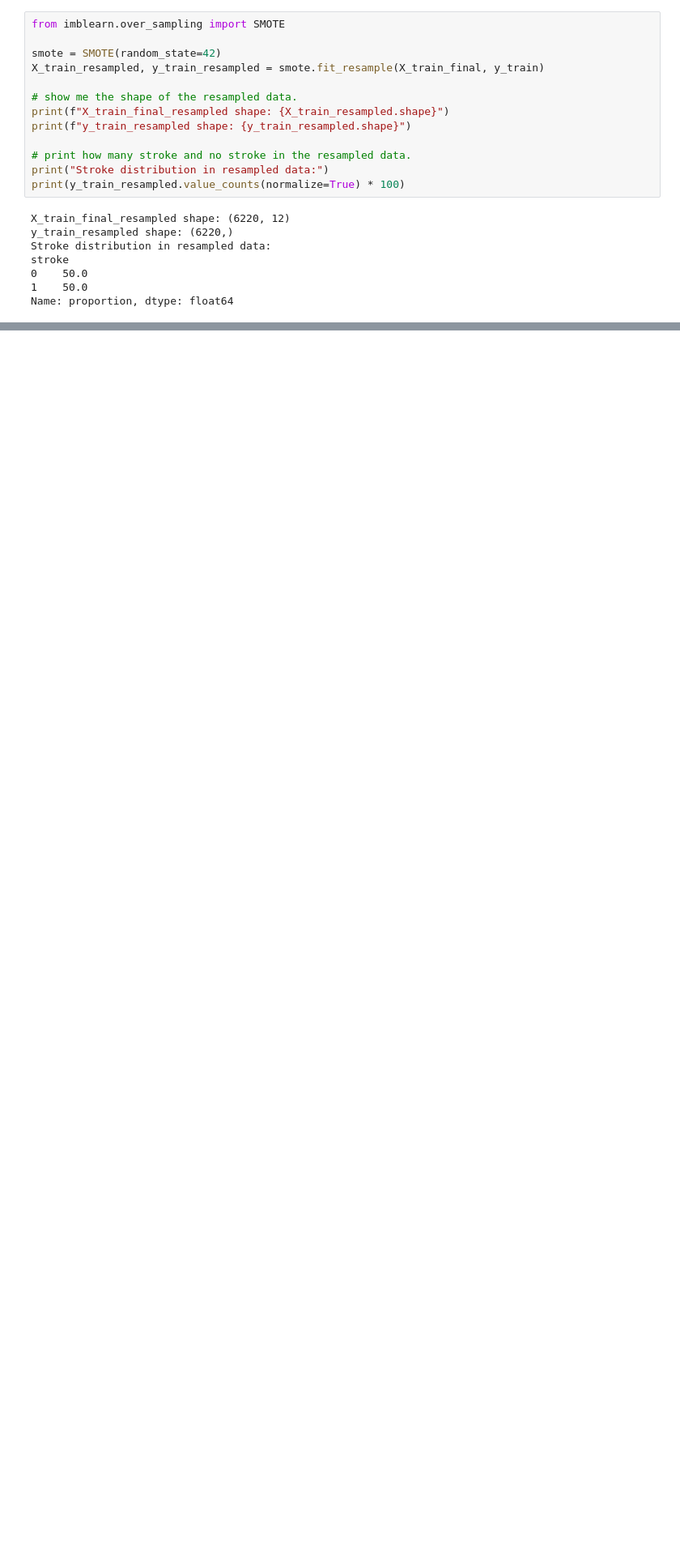
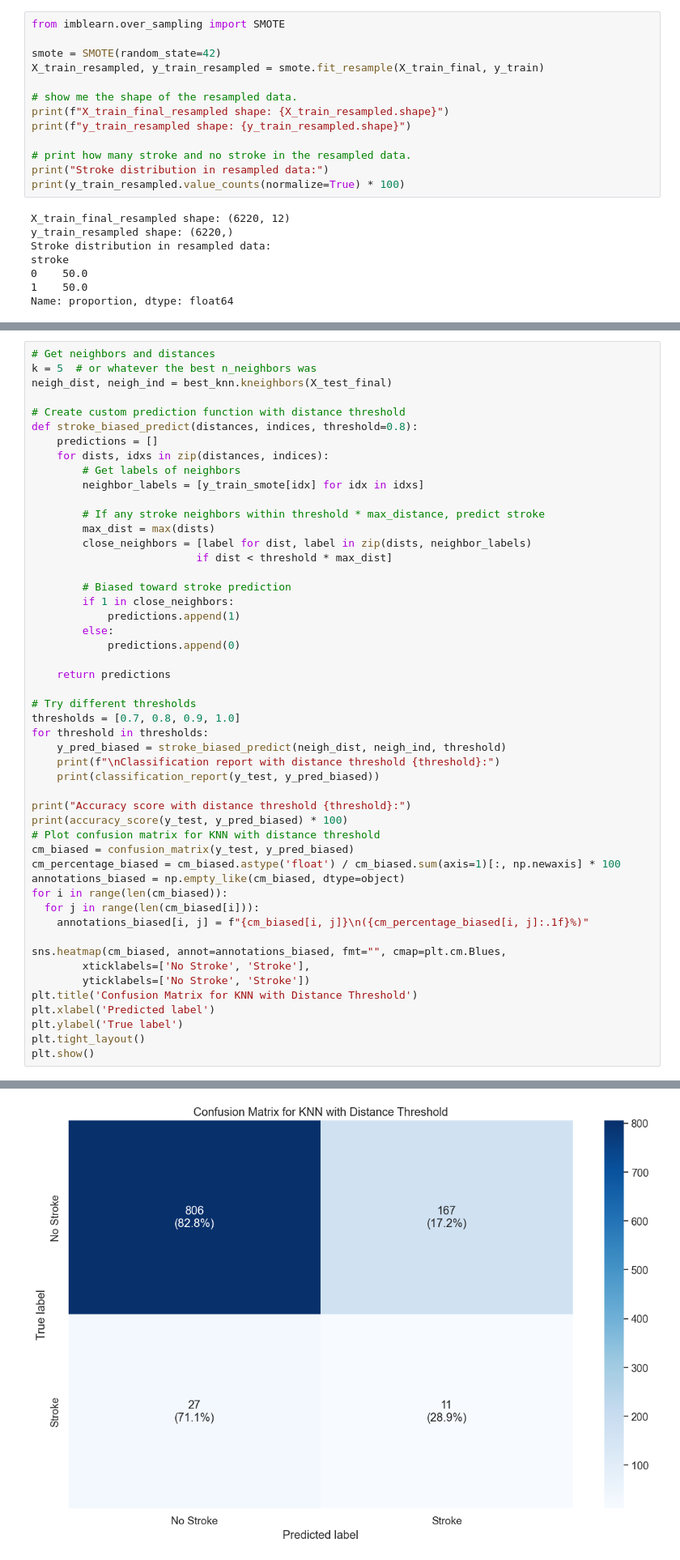
Before and after one commit to marwannour1/stroke_prediction, a Jupyter notebook: main.ipynb, the cells around one changed output, grey strips where cells are left out. Shown at 81% size. Drawn from its saved outputs; the diff is of its cells as text; blank space fills up the shorter version.

```diff
--- a/main.ipynb
+++ b/main.ipynb
@@ -1447,0 +1584,51 @@ Training set accuracy score:
+# %%
+# Get neighbors and distances
+k = 5  # or whatever the best n_neighbors was
+neigh_dist, neigh_ind = best_knn.kneighbors(X_test_final)
+
+# Create custom prediction function with distance threshold
+def stroke_biased_predict(distances, indices, threshold=0.8):
+    predictions = []
+    for dists, idxs in zip(distances, indices):
+        # Get labels of neighbors
+        neighbor_labels = [y_train_smote[idx] for idx in idxs]
+
+        # If any stroke neighbors within threshold * max_distance, predict stroke
+        max_dist = max(dists)
+        close_neighbors = [label for dist, label in zip(dists, neighbor_labels)
+                          if dist < threshold * max_dist]
+
+        # Biased toward stroke prediction
+        if 1 in close_neighbors:
+            predictions.append(1)
+        else:
+            predictions.append(0)
+
+    return predictions
+
+# Try different thresholds
+thresholds = [0.7, 0.8, 0.9, 1.0]
+for threshold in thresholds:
+    y_pred_biased = stroke_biased_predict(neigh_dist, neigh_ind, threshold)
+    print(f"\nClassification report with distance threshold {threshold}:")
+    print(classification_report(y_test, y_pred_biased))
+
+print("Accuracy score with distance threshold {threshold}:")
+print(accuracy_score(y_test, y_pred_biased) * 100)
+# Plot confusion matrix for KNN with distance threshold
+cm_biased = confusion_matrix(y_test, y_pred_biased)
+cm_percentage_biased = cm_biased.astype('float') / cm_biased.sum(axis=1)[:, np.newaxis] * 100
+annotations_biased = np.empty_like(cm_biased, dtype=object)
+for i in range(len(cm_biased)):
+  for j in range(len(cm_biased[i])):
+    annotations_biased[i, j] = f"{cm_biased[i, j]}\n({cm_percentage_biased[i, j]:.1f}%)"
+
+sns.heatmap(cm_biased, annot=annotations_biased, fmt="", cmap=plt.cm.Blues,
+        xticklabels=['No Stroke', 'Stroke'],
+        yticklabels=['No Stroke', 'Stroke'])
+plt.title('Confusion Matrix for KNN with Distance Threshold')
+plt.xlabel('Predicted label')
+plt.ylabel('True label')
+plt.tight_layout()
+plt.show()
+# %% [output]
@@ -1447,0 +1652 @@ Training set accuracy score:
+[figure, added]
```
Also changed, not shown: parts of 5 cells of this notebook.
